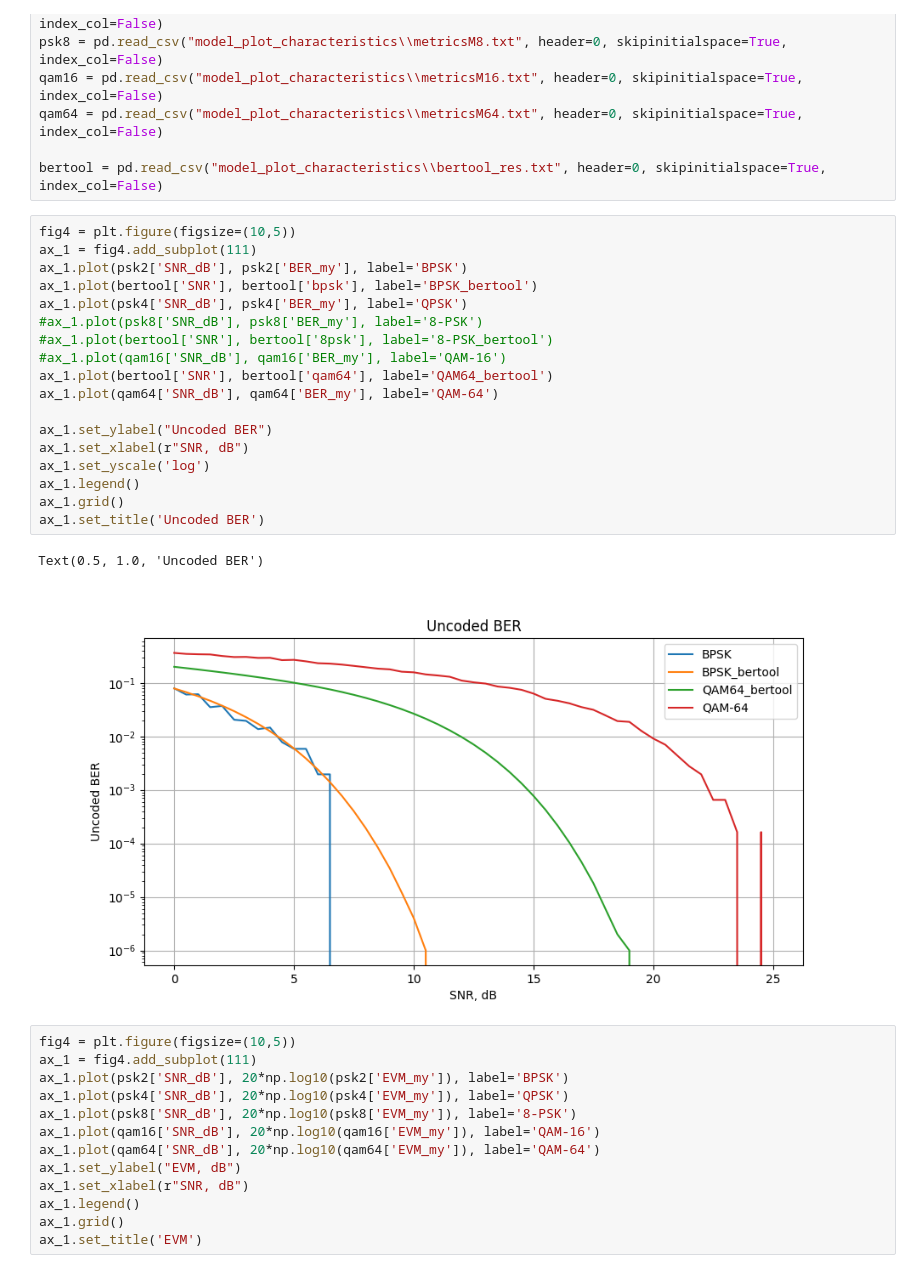
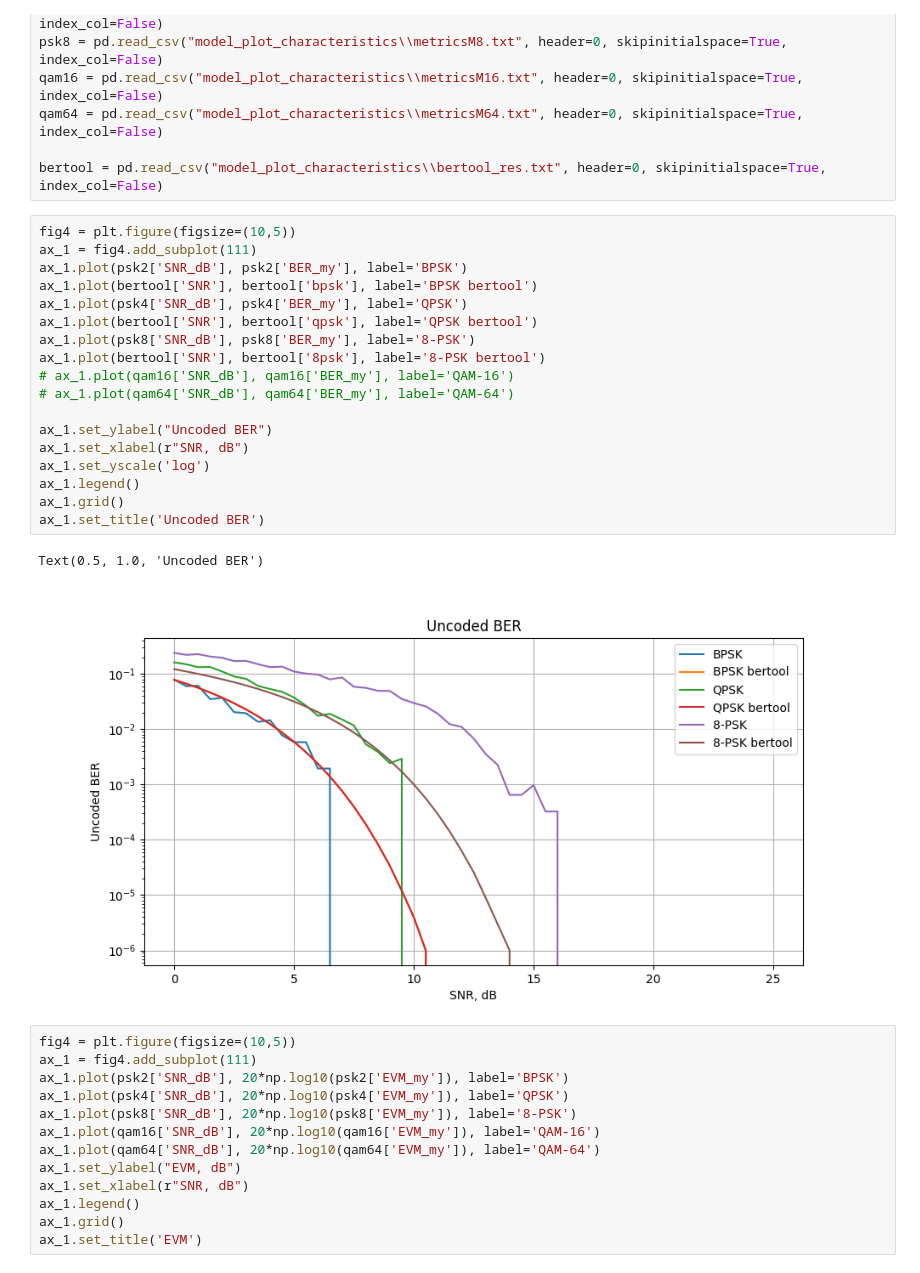
Before and after one commit to isvoropaev02/OFDM, a Jupyter notebook: model_performance.ipynb, the cells around one changed output. Cells and saved outputs as stored; diff of their text form.

```diff
--- a/model_performance.ipynb
+++ b/model_performance.ipynb
@@ -126,24 +144,24 @@ bertool = pd.read_csv("model_plot_characteristics\\bertool_res.txt", header=0, s
 # %%
 fig4 = plt.figure(figsize=(10,5))
 ax_1 = fig4.add_subplot(111)
 ax_1.plot(psk2['SNR_dB'], psk2['BER_my'], label='BPSK')
-ax_1.plot(bertool['SNR'], bertool['bpsk'], label='BPSK_bertool')
+ax_1.plot(bertool['SNR'], bertool['bpsk'], label='BPSK bertool')
 ax_1.plot(psk4['SNR_dB'], psk4['BER_my'], label='QPSK')
-#ax_1.plot(psk8['SNR_dB'], psk8['BER_my'], label='8-PSK')
-#ax_1.plot(bertool['SNR'], bertool['8psk'], label='8-PSK_bertool')
-#ax_1.plot(qam16['SNR_dB'], qam16['BER_my'], label='QAM-16')
-ax_1.plot(bertool['SNR'], bertool['qam64'], label='QAM64_bertool')
-ax_1.plot(qam64['SNR_dB'], qam64['BER_my'], label='QAM-64')
+ax_1.plot(bertool['SNR'], bertool['qpsk'], label='QPSK bertool')
+ax_1.plot(psk8['SNR_dB'], psk8['BER_my'], label='8-PSK')
+ax_1.plot(bertool['SNR'], bertool['8psk'], label='8-PSK bertool')
+# ax_1.plot(qam16['SNR_dB'], qam16['BER_my'], label='QAM-16')
+# ax_1.plot(qam64['SNR_dB'], qam64['BER_my'], label='QAM-64')
 
 ax_1.set_ylabel("Uncoded BER")
 ax_1.set_xlabel(r"SNR, dB")
 ax_1.set_yscale('log')
 ax_1.legend()
 ax_1.grid()
 ax_1.set_title('Uncoded BER')
 # %% [output]
 Text(0.5, 1.0, 'Uncoded BER')
-[figure, old version]
+[figure, new version]
 # %%
 fig4 = plt.figure(figsize=(10,5))
 ax_1 = fig4.add_subplot(111)
```
Also changed, not shown: parts of 8 cells of this notebook, 21 other files.
